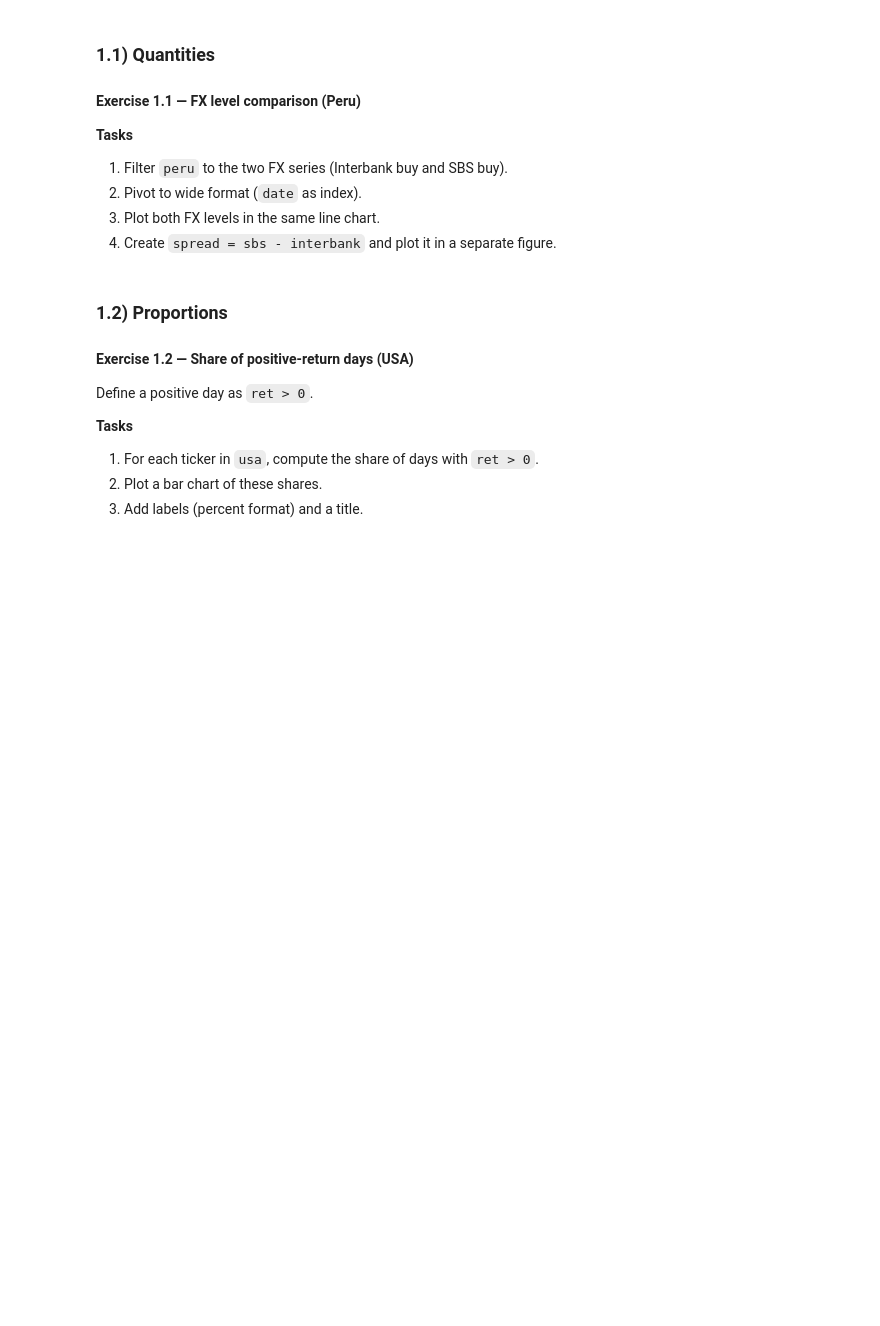
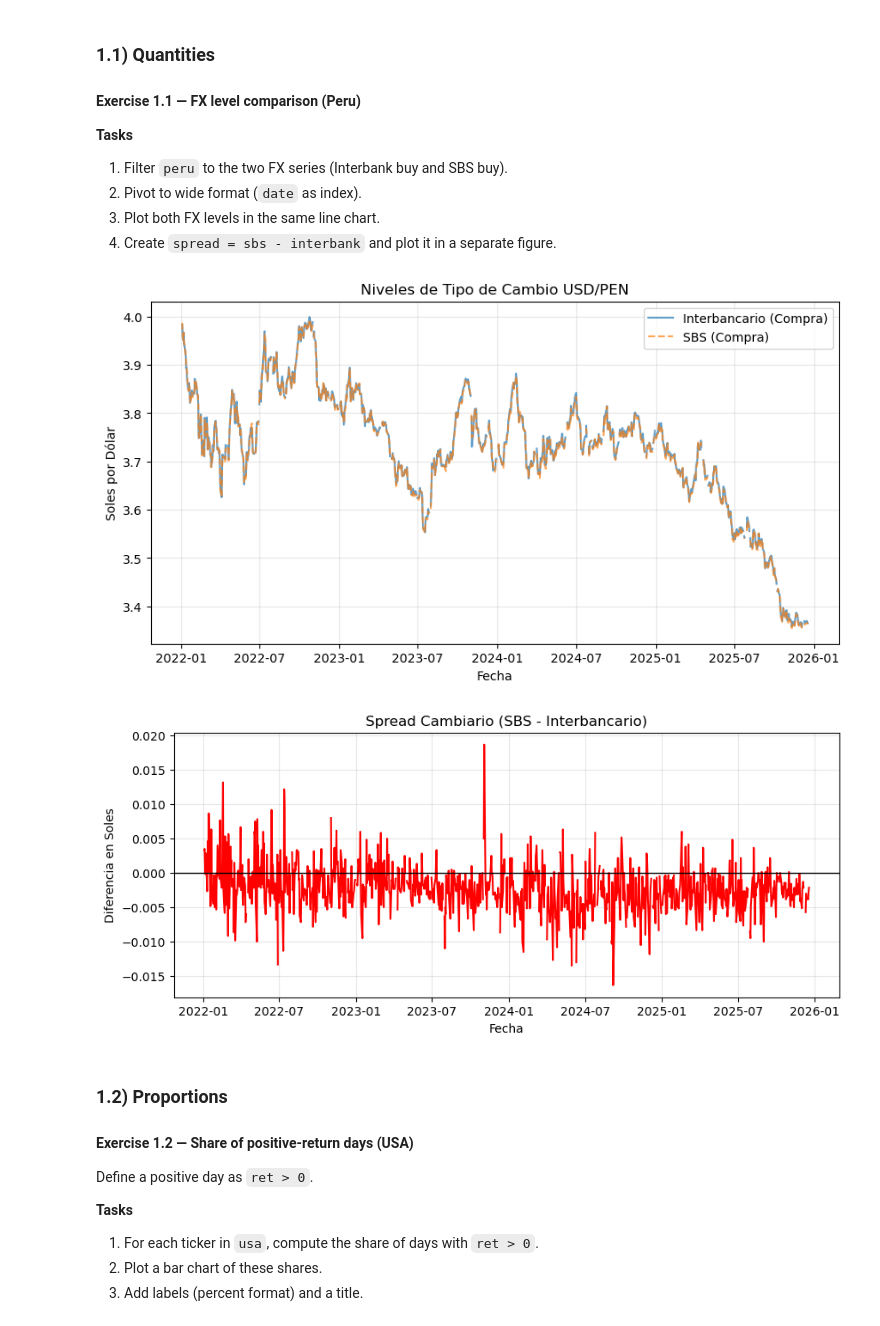
Before and after one commit to anzonyquispe/Python-for-Finance, a Jupyter notebook: homeworks/Assignment_3/Group 6.ipynb, the cells around one changed output. Drawn from its saved outputs; the diff is of its cells as text; code cells hidden in the pictures; blank space fills up the shorter version.

```diff
--- a/homeworks/Assignment_3/Group 6.ipynb
+++ b/homeworks/Assignment_3/Group 6.ipynb
@@ -822,6 +822,46 @@ Peru rows: 4136 | USA rows: 2982
 2. Pivot to wide format (`date` as index).
 3. Plot both FX levels in the same line chart.
 4. Create `spread = sbs - interbank` and plot it in a separate figure.
+# %%
+# Filter peru to the two FX series (Interbank buy and SBS buy).
+fx_series_names = [
+    "Tipo de cambio - TC Interbancario (S/ por US$) - Compra",
+    "Tipo de cambio - TC Sistema bancario SBS (S/ por US$) - Compra"
+]
+peru_fx = peru[peru['series_name'].isin(fx_series_names)].copy()
+
+# 2. Pivot to wide format (date as index).
+peru_fx_wide = peru_fx.pivot(index='date', columns='series_name', values='value')
+
+peru_fx_wide.columns = ['fx_interbank', 'fx_sbs']
+
+# 3. Plot both FX levels in the same line chart.
+plt.figure(figsize=(10, 5))
+plt.plot(peru_fx_wide.index, peru_fx_wide['fx_interbank'], label='Interbancario (Compra)', alpha=0.7)
+plt.plot(peru_fx_wide.index, peru_fx_wide['fx_sbs'], label='SBS (Compra)', alpha=0.7, linestyle='--')
+
+plt.title('Niveles de Tipo de Cambio USD/PEN')
+plt.xlabel('Fecha')
+plt.ylabel('Soles por Dólar')
+plt.legend()
+plt.grid(True, alpha=0.3)
+plt.show()
+
+# 4. Create spread = sbs - interbank and plot it in a separate figure.
+peru_fx_wide['spread'] = peru_fx_wide['fx_sbs'] - peru_fx_wide['fx_interbank']
+
+plt.figure(figsize=(10, 4))
+plt.plot(peru_fx_wide.index, peru_fx_wide['spread'], color='red')
+
+plt.title('Spread Cambiario (SBS - Interbancario)')
+plt.xlabel('Fecha')
+plt.ylabel('Diferencia en Soles')
+plt.axhline(0, color='black', linewidth=1) # Referencia en cero
+plt.grid(True, alpha=0.3)
+plt.show()
+# %% [output]
+[figure, added]
+[figure, added]
 # %% [markdown]
 ### 1.2) Proportions
 
```
Also changed, not shown: parts of 5 cells of this notebook.
